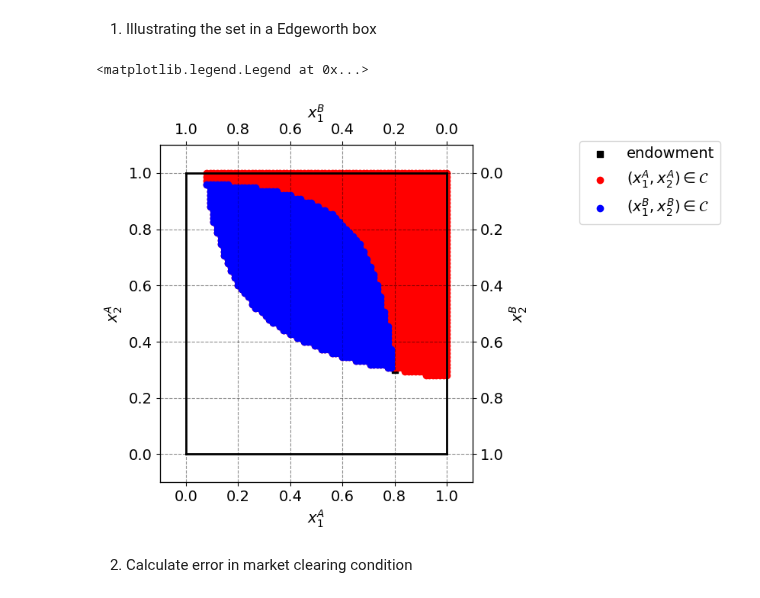
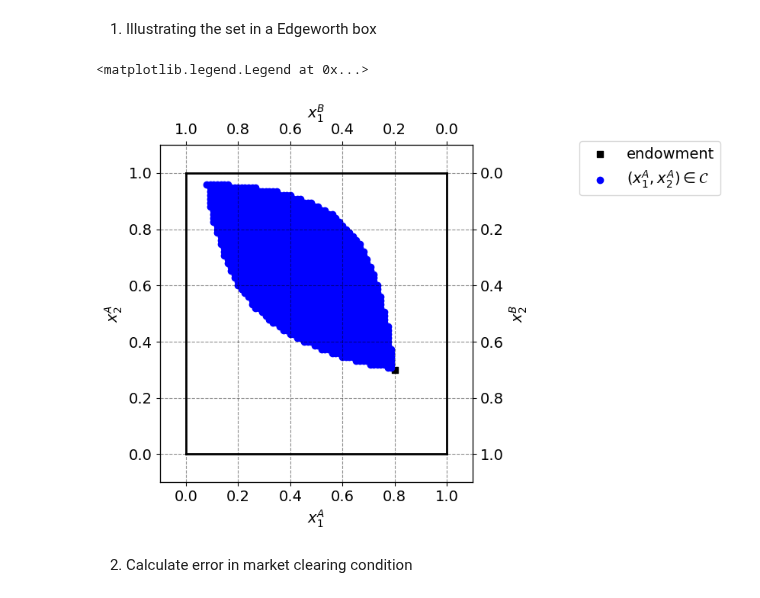
Before and after one commit to NumEconCopenhagen/projects-2024-jbh, a Jupyter notebook: inauguralproject/InauguralProject2024.ipynb, the cells around one changed output. Cells and saved outputs as stored; diff of their text form; code cells hidden in the pictures.

Commit message:
plot C

```diff
--- a/inauguralproject/InauguralProject2024.ipynb
+++ b/inauguralproject/InauguralProject2024.ipynb
@@ -69,44 +69,39 @@ ax_A.scatter(par.w1A,par.w2A,marker='s',color='black',label='endowment')
 # Initial endowments
 omega_a1 = par.w1A
 omega_a2 = par.w2A
 omega_b1 = 1-par.w1A
 omega_b2 = 1-par.w2A
 
 # Generate point grids
 N = 75
 x_a1 = np.linspace(0,1,N+1)
 x_a2 = np.linspace(0,1,N+1)
 
-# Combination for A
-points_A = [
+# Define the set C
+C = [
     (xA1, xA2) for xA1 in x_a1 for xA2 in x_a2
     if model.utility_A(xA1, xA2) >= model.utility_A(omega_a1, omega_a2)
+    and model.utility_B(1 - xA1, 1 - xA2) >= model.utility_B(omega_b1, omega_b2)
 ]
 
-points_B = [
-    (1 - xA1, 1 - xA2) for xA1, xA2 in points_A
-    if model.utility_B(1 - xA1, 1 - xA2) >= model.utility_B(omega_b1, omega_b2)
-]
-
-# Plot valid points
-ax_A.scatter([point[0] for point in points_A], [point[1] for point in points_A], marker='o', color='red', label=r'$(x_1^A, x_2^A) \in \mathcal{C}$')
-ax_B.scatter([point[0] for point in points_B], [point[1] for point in points_B], marker='o', color='blue', label=r'$(x_1^B, x_2^B) \in \mathcal{C}$')
+# Plot C
+ax_A.scatter([point[0] for point in C], [point[1] for point in C], marker='o', color='b', label=r'$(x_1^A, x_2^A) \in \mathcal{C}$')
 
 # limits
 ax_A.plot([0,w1bar],[0,0],lw=2,color='black')
 ax_A.plot([0,w1bar],[w2bar,w2bar],lw=2,color='black')
 ax_A.plot([0,0],[0,w2bar],lw=2,color='black')
 ax_A.plot([w1bar,w1bar],[0,w2bar],lw=2,color='black')
 
 ax_A.set_xlim([-0.1, w1bar + 0.1])
 ax_A.set_ylim([-0.1, w2bar + 0.1])
 ax_B.set_xlim([w1bar + 0.1, -0.1])
 ax_B.set_ylim([w2bar + 0.1, -0.1])
 
 fig.legend(loc='upper right',bbox_to_anchor=(1.4,.9))
 # %% [output]
 <matplotlib.legend.Legend at 0x...>
-[figure, old version]
+[figure, new version]
 # %% [markdown]
 2. Calculate error in market clearing condition
 # %%
```
Also changed, not shown: parts of 4 cells of this notebook.
